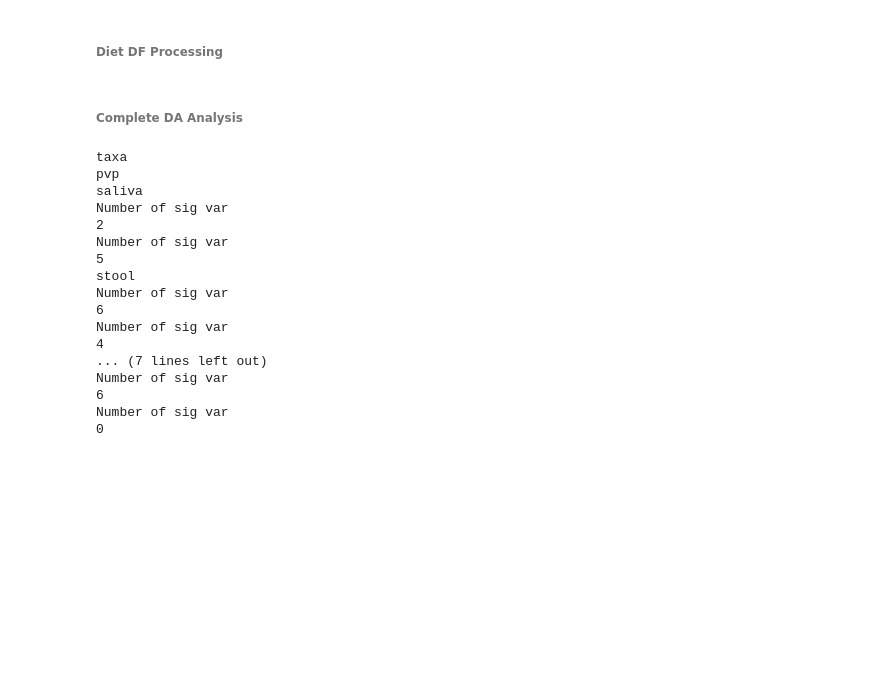
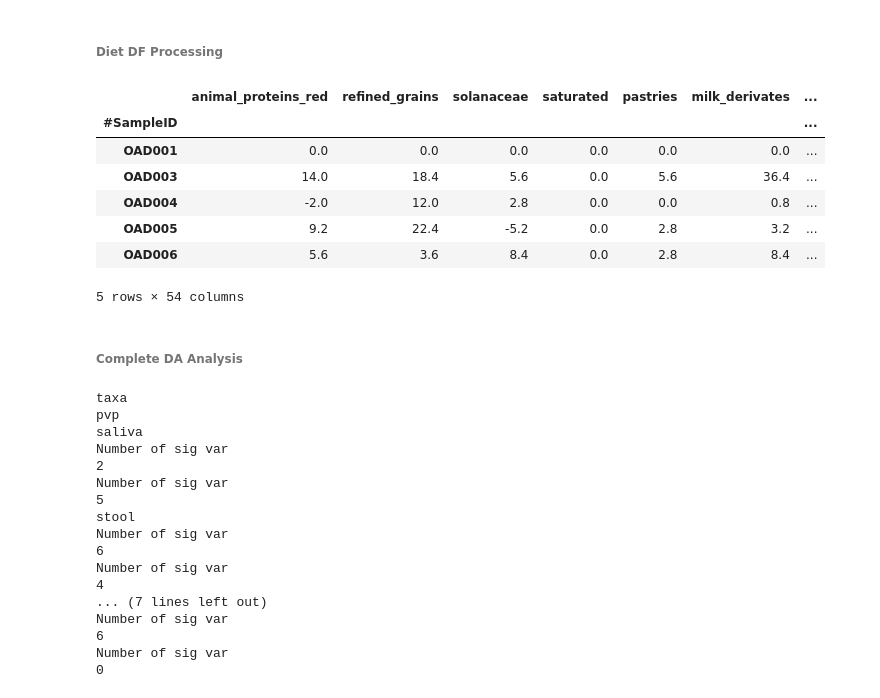
Before and after one commit to kbpi314/oa, a Jupyter notebook: code/oa_v4.ipynb, the cells around one changed output. Drawn from its saved outputs; the diff is of its cells as text; code cells hidden in the pictures; blank space fills up the shorter version.

```diff
--- a/code/oa_v4.ipynb
+++ b/code/oa_v4.ipynb
@@ -1224,49 +1224,70 @@ gt_to_path[g][t].head()
 # %%
 # Dietary variables
 diet = ['animal_proteins_red',
        'refined_grains', 'solanaceae', 'saturated', 'pastries',
        'milk_derivates', 'beverages_prohibited', 'pro_inflammatory',
        'chicken', 'plant_protein', 'whole_grains_pseudocereals_oats',
        'gluten_free', 'vegetables', 'cruciferous',
        'berries_and_enzymatic_fruit', 'other_fruit', 'fish', 'milk_subs',
        'PUFA', 'MUFA', 'Walnuts', 'Nuts', 'probiotics', 'Tahini_avo',
        'green_tea', 'anti_inflam_spices', 'inflammatory_spices',
        'inflammatory', 'anti_inflammatory', 'total_antiinflammatory',
        'Adherece_antiinflam', 'oats', 'almond_milk', 'fatty_fish',
        'sesame_seeds', 'egg', 'chia', 'flaxseed_oil', 'walnuts',
        'spinach', 'corn_tortilla', 'tahini', 'avocado', 'chicken.1',
        'brown_rice', 'corn', 'quinoa', 'broccoli', 'Garbanzo_beans',
        'pork', 'beef', 'burger', 'Total_omega3', 'Adherence_omega3',
        'Total_omega6', 'Adherence_omega6', 'Total_o3_o6']
 
 for d in diet:
     if 'Adh' in d:
         diet.remove(d)
 
-type_to_df_diet = {}
+# type_to_df_diet = {}
+gt_to_df_diet = {}
 
 for g in ['stool','saliva']:
-    df_map = type_to_df_map[g].reset_index().drop_duplicates(subset='#SampleID').set_index('#SampleID')
-    df_diet = df_map[diet].dropna()
-    type_to_df_diet[g] = df_diet
+    gt_to_df_diet[g] = {}
+    for t in ['pre','post']:
+        df_map = type_to_df_map[g].copy()
+        df_map = df_map[df_map['Timepoint'] == t]
+        df_diet = df_map.loc[:,diet]
 
-    from sklearn.decomposition import PCA
-    npcs = 3
-    pca = PCA(n_components=3, whiten=True)
-    pca.fit(df_diet.T)
-    # Reformat and view results
-    loadings = pd.DataFrame(pca.components_,
-                            index=['PC%s' % _ for _ in range(npcs)],
-                            columns=df_diet.index).T
+        # type_to_df_diet[g] = df_diet
+        gt_to_df_diet[g][t] = df_diet.copy()
 
-    df_merge = pd.concat([df_map, df_diet, loadings], axis=1)
-    plt.title(g + '_Diet_PCA')
-    sns.scatterplot(data=df_merge, x='PC1', y='PC2', hue='WOMAC_P_Response')
-    sns.despine()
-    plt.savefig(path + 'outputs/jobs06/PCA_diet_' + g + '.pdf')
-    plt.close()
+        df_diet = df_diet.dropna(axis=1)
+
+        from sklearn.decomposition import PCA
+        npcs = 3
+        pca = PCA(n_components=3, whiten=True)
+        pca.fit(df_diet.T)
+        # Reformat and view results
+        loadings = pd.DataFrame(pca.components_,
+                                index=['PC%s' % _ for _ in range(npcs)],
+                                columns=df_diet.index).T
+
+        df_merge = pd.concat([df_map, df_diet, loadings], axis=1)
+        plt.title(g + '_Diet_PCA')
+        sns.scatterplot(data=df_merge, x='PC1', y='PC2', hue='WOMAC_P_Response')
+        sns.despine()
+        plt.savefig(path + 'outputs/jobs06/PCA_diet_' + g + '_' + t + '.pdf')
+        plt.close()
+
+    gt_to_df_diet[g]['diff'] = gt_to_df_diet[g]['post'] - gt_to_df_diet[g]['pre']
+
+gt_to_df_diet[g]['diff'].head()
+# %% [output]
+|  | animal_proteins_red | refined_grains | solanaceae | saturated | pastries | milk_derivates | ... |
+| #SampleID |  |  |  |  |  |  | ... |
+| OAD001 | 0.0 | 0.0 | 0.0 | 0.0 | 0.0 | 0.0 | ... |
+| OAD003 | 14.0 | 18.4 | 5.6 | 0.0 | 5.6 | 36.4 | ... |
+| OAD004 | -2.0 | 12.0 | 2.8 | 0.0 | 0.0 | 0.8 | ... |
+| OAD005 | 9.2 | 22.4 | -5.2 | 0.0 | 2.8 | 3.2 | ... |
+| OAD006 | 5.6 | 3.6 | 8.4 | 0.0 | 2.8 | 8.4 | ... |
+5 rows × 54 columns
-# %% [markdown]
-###### Complete DA Analysis ######
+# %% [markdown]
+###### Complete DA Analysis ######
 # %%
 # complete block for paired testing in r v nr and non paired testing pre and post
 import statsmodels
```
Also changed, not shown: parts of 83 cells of this notebook, 1 other file.
